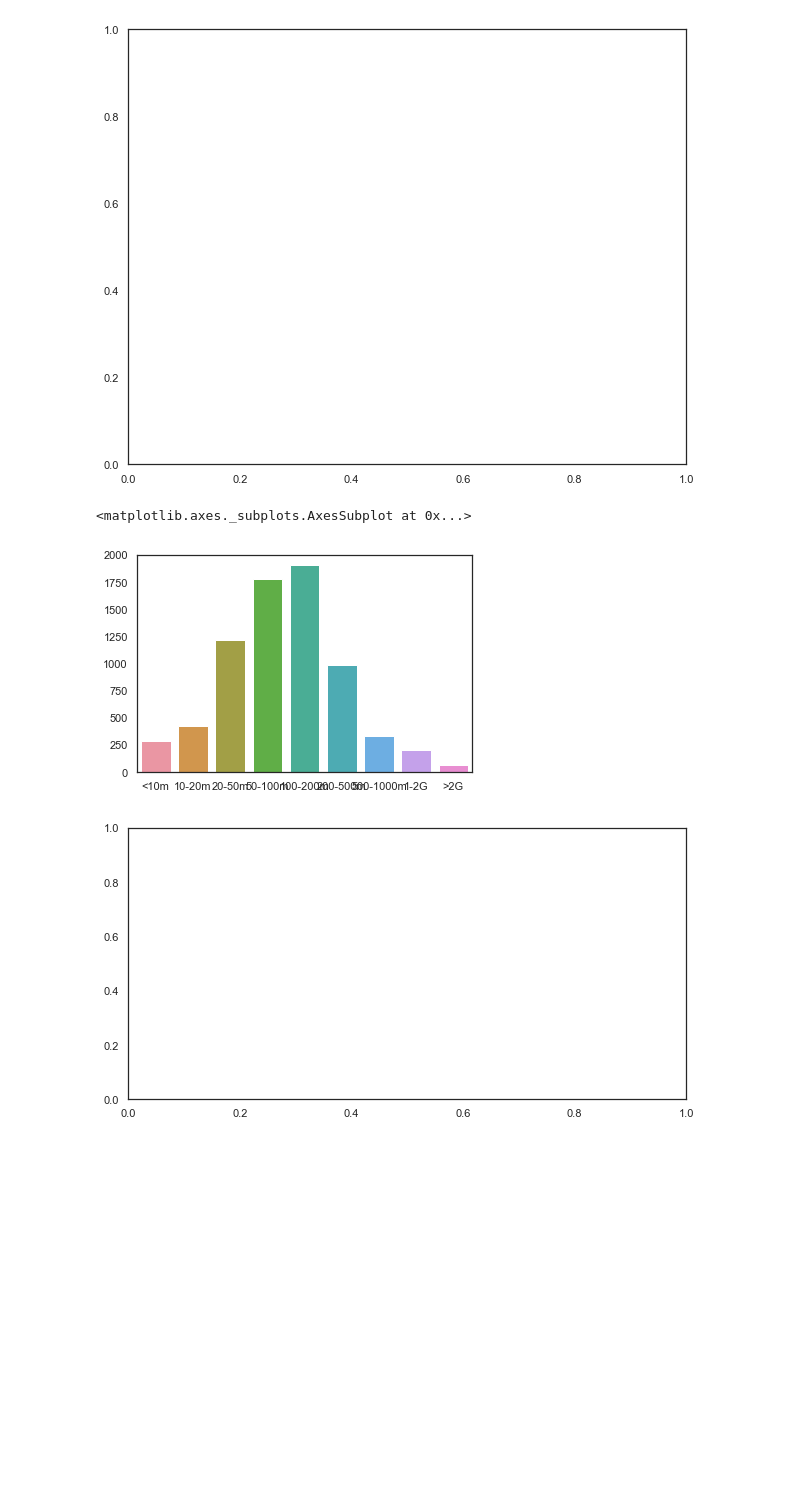
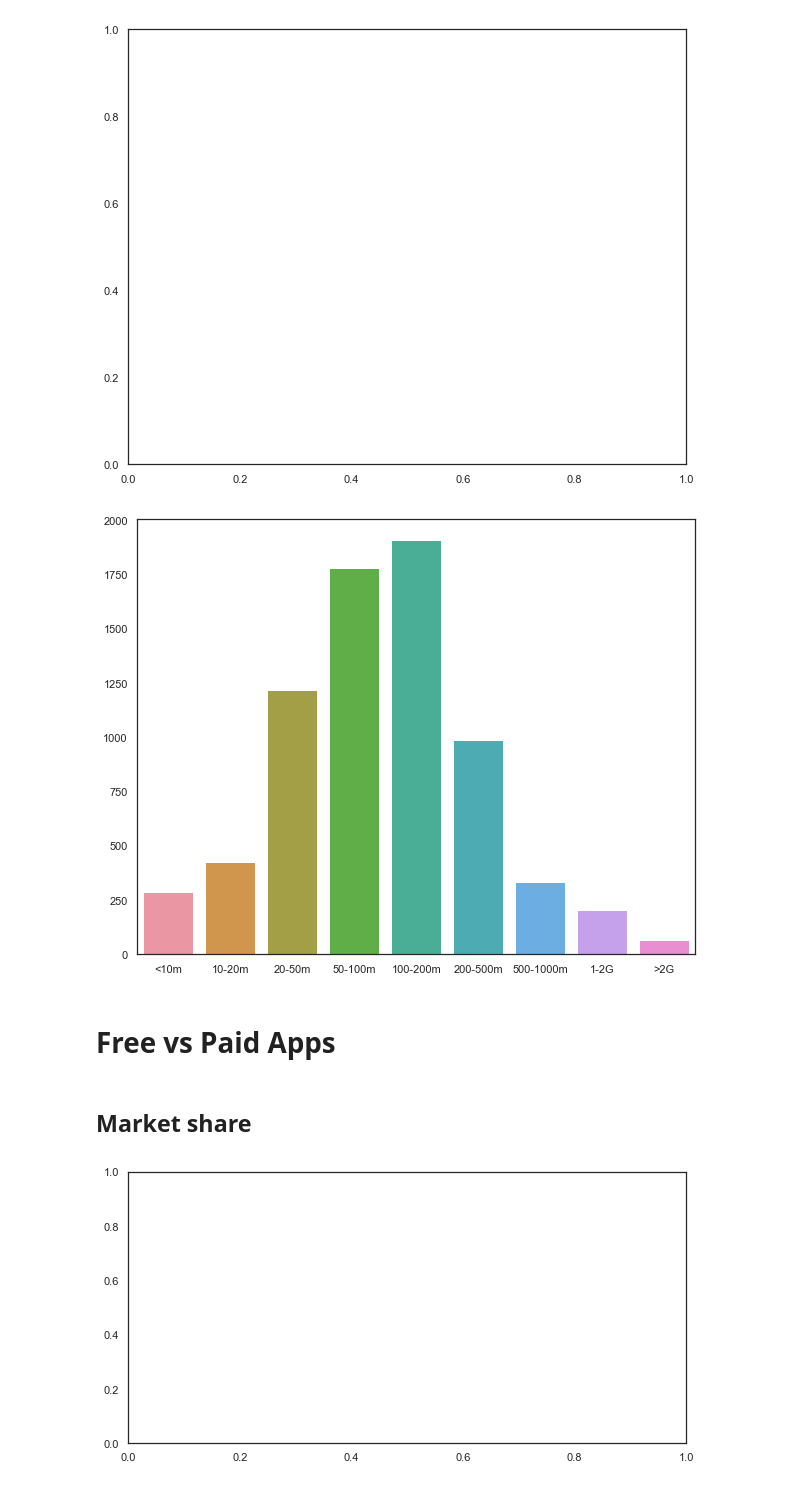
Before and after one commit to DacioRomero/Data-Analysis, a Jupyter notebook: Notebooks/Academy/App Store Dataset.ipynb, the cells around one changed output. Saved outputs shown, nothing was run; the diff lists cells and outputs as text; code cells hidden in the pictures; blank space fills up the shorter version.

```diff
--- a/Notebooks/Academy/App Store Dataset.ipynb
+++ b/Notebooks/Academy/App Store Dataset.ipynb
@@ -229,17 +228,21 @@ df.head()
 # %% [markdown]
 # Visualizations
 # %%
-plt.subplots(figsize=(10, 8))
+fig, axs = plt.subplots(figsize=(10, 8))
 BINS = [0.00, 10.00, 20.00, 50.00, 100.00, 200.00, 500.00, 1000.00, 2000.00, np.inf]
 LABELS = ["<10m", "10-20m", "20-50m", "50-100m", "100-200m", "200-500m", "500-1000m", "1-2G", ">2G"]
 # %% [output]
 [figure]
 # %%
 freqs = pd.cut(df["size_Mb"], BINS, include_lowest=True, labels=LABELS)
-sns.barplot(y=freqs.value_counts().values, x=freqs.value_counts().index)
+sns.barplot(y=freqs.value_counts().values, x=freqs.value_counts().index, ax=axs)
+fig # Not sure why this is necessary
 # %% [output]
-<matplotlib.axes._subplots.AxesSubplot at 0x...>
-[figure, old version]
+[figure, new version]
+# %% [markdown]
+# Free vs Paid Apps
+# %% [markdown]
+## Market share
 # %%
 BINS = [-np.inf, 0.00, np.inf]
 LABELS = ["FREE", "PAID"]
```
Also changed, not shown: parts of 19 cells of this notebook.
